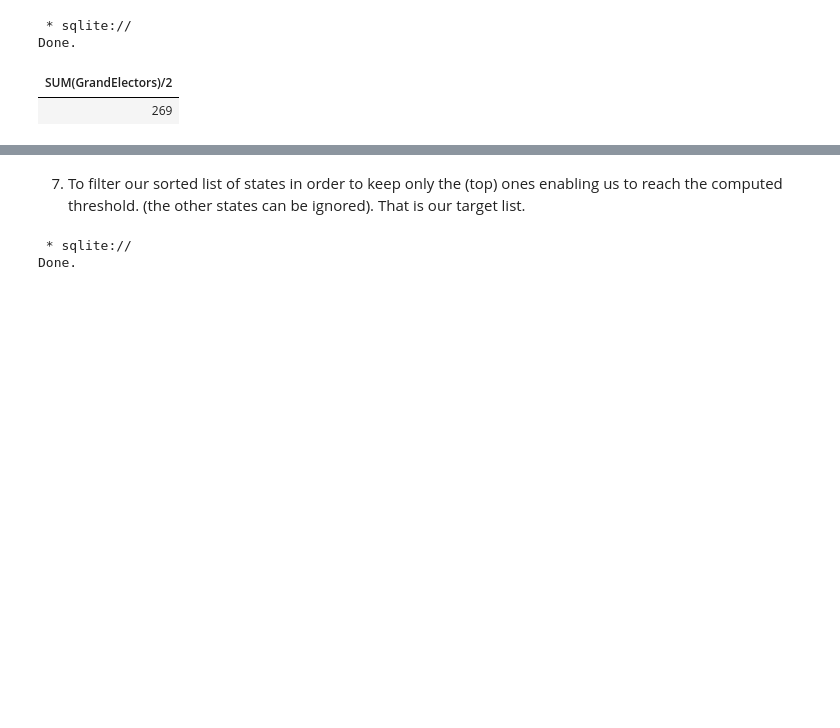
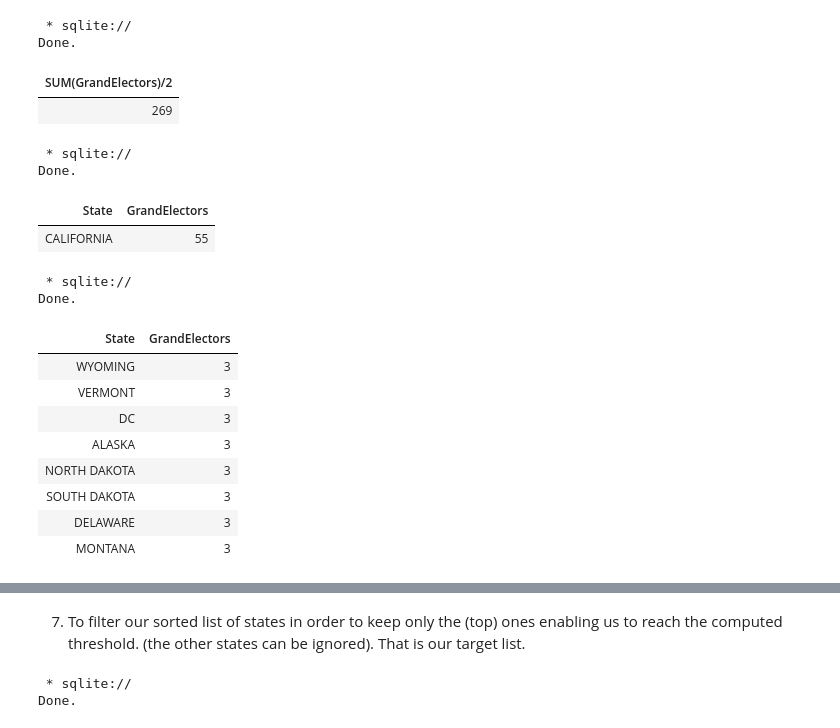
Before and after one commit to kahuroA/SQL-PRACTICE, a Jupyter notebook: SQL_MINI_PROJECT.ipynb, the cells around one changed output, grey strips where cells are left out. Saved outputs shown, nothing was run; the diff lists cells and outputs as text; code cells hidden in the pictures; blank space fills up the shorter version.

```diff
--- a/SQL_MINI_PROJECT.ipynb
+++ b/SQL_MINI_PROJECT.ipynb
@@ -227,3 +227,26 @@ SELECT SUM(GrandElectors)/2 FROM Sorted_Cummulative;
 Done.
 | SUM(GrandElectors)/2 |
 | 269 |
+# %%
+%%sql
+SELECT State,GrandElectors FROM Sorted_Cummulative WHERE GrandElectors= (SELECT MAX(GrandElectors) FROM Sorted_Cummulative);
+# %% [output]
+ * sqlite://
+Done.
+| State | GrandElectors |
+| CALIFORNIA | 55 |
+# %%
+%%sql
+SELECT State,GrandElectors FROM Sorted_Cummulative WHERE GrandElectors= (SELECT MIN(GrandElectors) FROM Sorted_Cummulative);
+# %% [output]
+ * sqlite://
+Done.
+| State | GrandElectors |
+| WYOMING | 3 |
+| VERMONT | 3 |
+| DC | 3 |
+| ALASKA | 3 |
+| NORTH DAKOTA | 3 |
+| SOUTH DAKOTA | 3 |
+| DELAWARE | 3 |
+| MONTANA | 3 |
```
Also changed, not shown: parts of 9 cells of this notebook.
